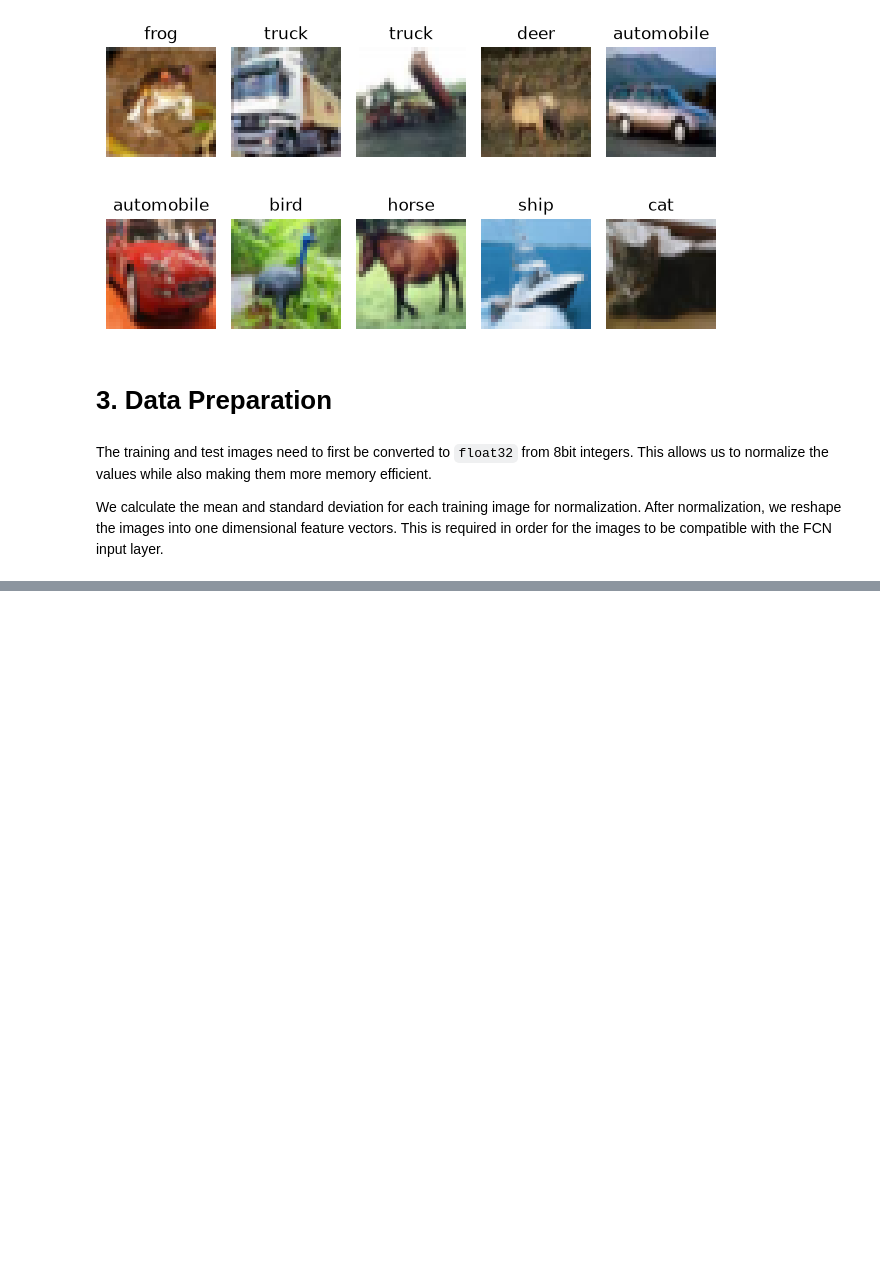
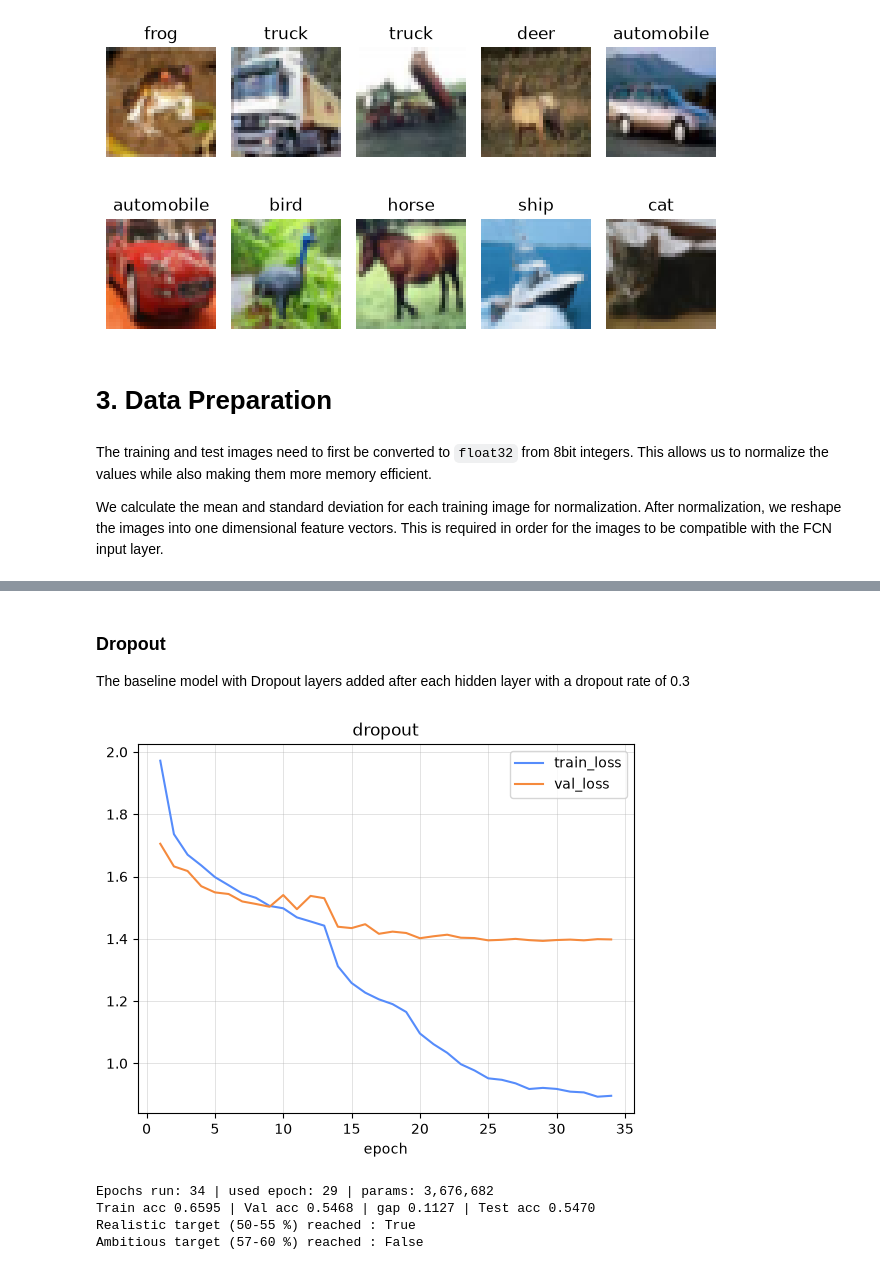
Before and after one commit to alekkiq/neural-networks-g5, a Jupyter notebook: mini-projects/cifar-10/fcn.ipynb, the cells around one changed output, grey strips where cells are left out. Drawn from its saved outputs; the diff is of its cells as text; code cells hidden in the pictures; blank space fills up the shorter version.

```diff
--- a/mini-projects/cifar-10/fcn.ipynb
+++ b/mini-projects/cifar-10/fcn.ipynb
@@ -225,0 +565,12 @@ with open("fcn_history/baseline.csv", "w", newline="") as f:
+# %% [markdown]
+### Dropout
+
+The baseline model with Dropout layers added after each hidden layer with a dropout rate of 0.3
+# %%
+show_run("dropout")
+# %% [output]
+[figure, added]
+Epochs run: 34 | used epoch: 29 | params: 3,676,682
+Train acc 0.6595 | Val acc 0.5468 | gap 0.1127 | Test acc 0.5470
+Realistic target (50-55 %) reached : True
+Ambitious target (57-60 %) reached : False
```
Also changed, not shown: parts of 52 cells of this notebook.
